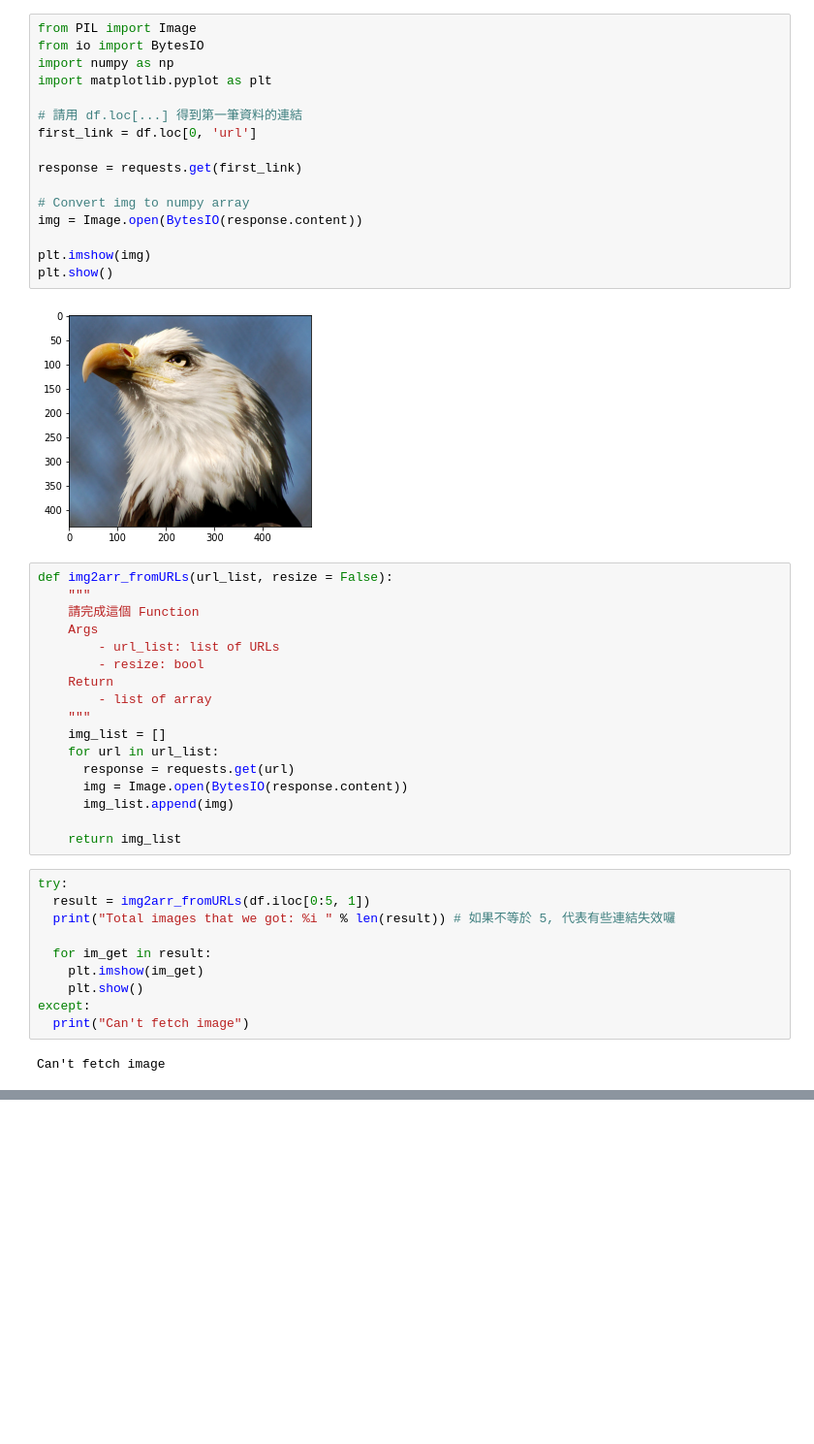
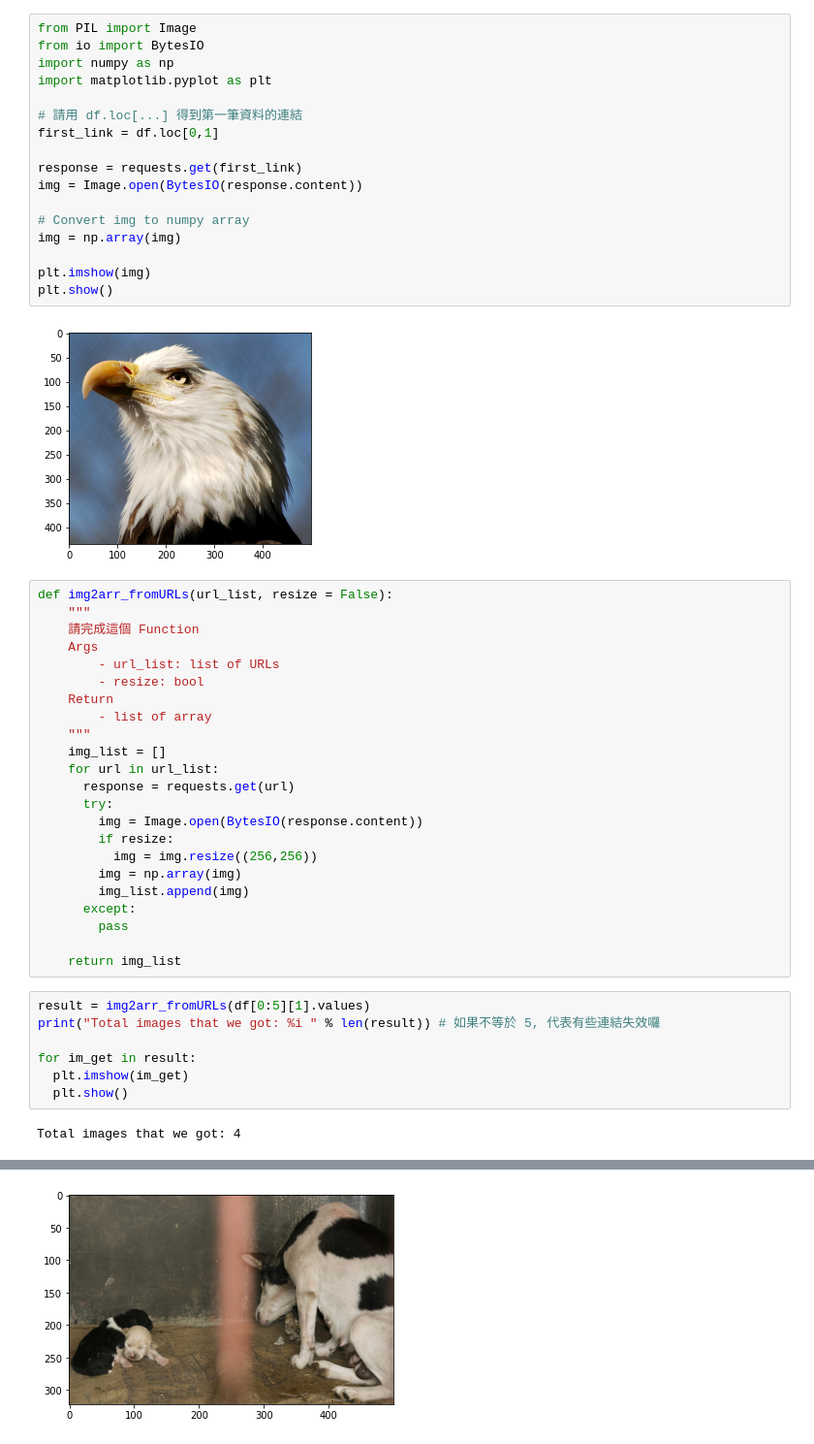
Before and after one commit to ccjameslai/ML100Days, a Jupyter notebook: homework/Day_005-2_HW.ipynb, the cells around one changed output, grey strips where cells are left out. Shown at 97% size. Cells and saved outputs as stored; diff of their text form; blank space fills up the shorter version.

```diff
--- a/homework/Day_005-2_HW.ipynb
+++ b/homework/Day_005-2_HW.ipynb
@@ -65,12 +65,13 @@ import numpy as np
 import matplotlib.pyplot as plt
 
 # 請用 df.loc[...] 得到第一筆資料的連結
-first_link = df.loc[0, 'url']
+first_link = df.loc[0,1]
 
 response = requests.get(first_link)
+img = Image.open(BytesIO(response.content))
 
 # Convert img to numpy array
-img = Image.open(BytesIO(response.content))
+img = np.array(img)
 
 plt.imshow(img)
 plt.show()
@@ -89,19 +90,22 @@ def img2arr_fromURLs(url_list, resize = False):
     img_list = []
     for url in url_list:
       response = requests.get(url)
-      img = Image.open(BytesIO(response.content))
-      img_list.append(img)
+      try:
+        img = Image.open(BytesIO(response.content))
+        if resize:
+          img = img.resize((256,256))
+        img = np.array(img)
+        img_list.append(img)
+      except:
+        pass
 
     return img_list
 # %%
-try:
-  result = img2arr_fromURLs(df.iloc[0:5, 1])
-  print("Total images that we got: %i " % len(result)) # 如果不等於 5, 代表有些連結失效囉
+result = img2arr_fromURLs(df[0:5][1].values)
+print("Total images that we got: %i " % len(result)) # 如果不等於 5, 代表有些連結失效囉
 
-  for im_get in result:
-    plt.imshow(im_get)
-    plt.show()
-except:
-  print("Can't fetch image")
+for im_get in result:
+  plt.imshow(im_get)
+  plt.show()
 # %% [output]
-Can't fetch image
+Total images that we got: 4
@@ -107,0 +113 @@ Can't fetch image
+[figure, added]
```
Also changed, not shown: parts of 2 cells of this notebook.
